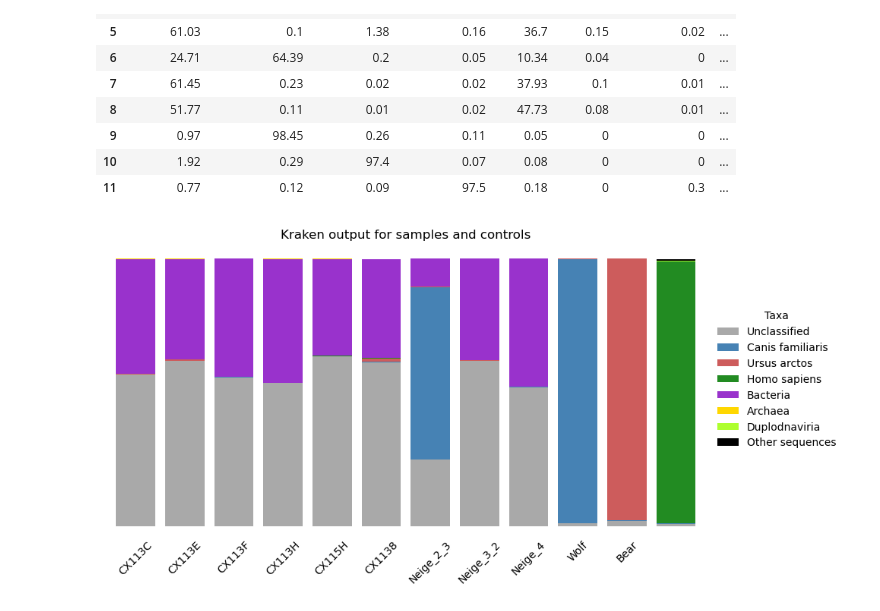
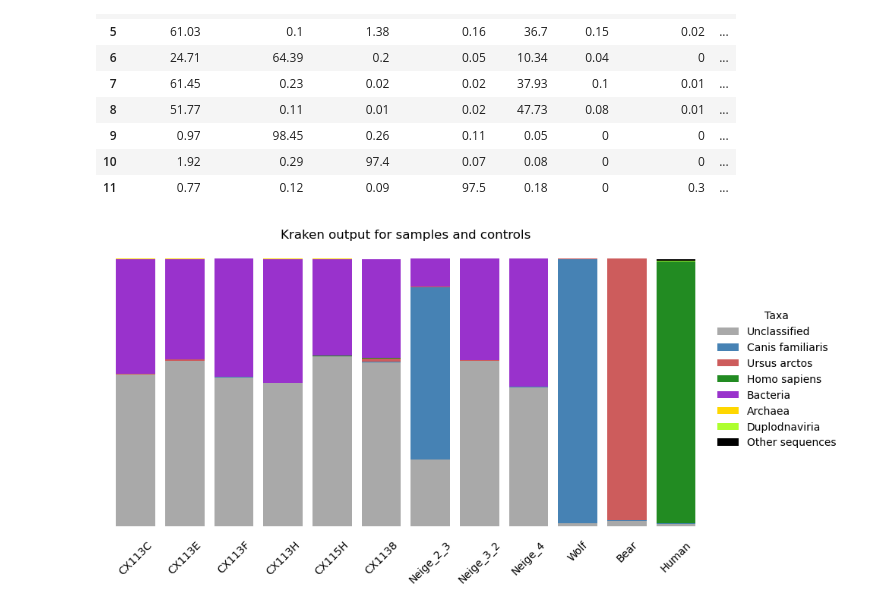
Before and after one commit to HGord2022/snowtracks, a Jupyter notebook: metagenomics/kraken/kraken.ipynb, the cells around one changed output. Drawn from its saved outputs; the diff is of its cells as text; code cells hidden in the pictures.

Commit message:
added kreport centifuge data for controls and outputted figures

```diff
--- a/metagenomics/kraken/kraken.ipynb
+++ b/metagenomics/kraken/kraken.ipynb
@@ -289,28 +289,28 @@ samples_forplot = ["CX113C","CX113E","CX113F","CX113H", "CX115H","CX1138","Neige
 # %%
 # Adjust the bar width and height
 bar_width = 0.8
 bar_height = 0.5
 
 # Plot the stacked bar chart with adjusted bar width and height
 ax = df_all.plot(kind='bar', stacked=True, figsize=(10, 5), width=bar_width, color=[colour_dict[col] for col in df_all.columns])
 
 # Set the labels and title
 ax.set_xlabel('Samples')
 ax.set_ylabel('Proportions')
 ax.set_title('Kraken output for samples and controls')
 ax.axis('off')
 
 # Show the legend
 ax.legend(title='Taxa', bbox_to_anchor=(1, 0.8), loc='upper left', frameon=False)
 
 
-for i, rect in enumerate(ax.patches[0:11]):
+for i, rect in enumerate(ax.patches[0:12]):
     height = rect.get_height()
     ax.text(rect.get_x() + rect.get_width() / 2., -5, samples_forplot[i], ha='center', va='top', rotation=45)
 
 # Show the plot
 plt.tight_layout()
 plt.savefig('figures/kraken_output_2.png', dpi=600)
 plt.show()
 # %% [output]
-[figure, old version]
+[figure, new version]
```
Also changed, not shown: 7 other files.
